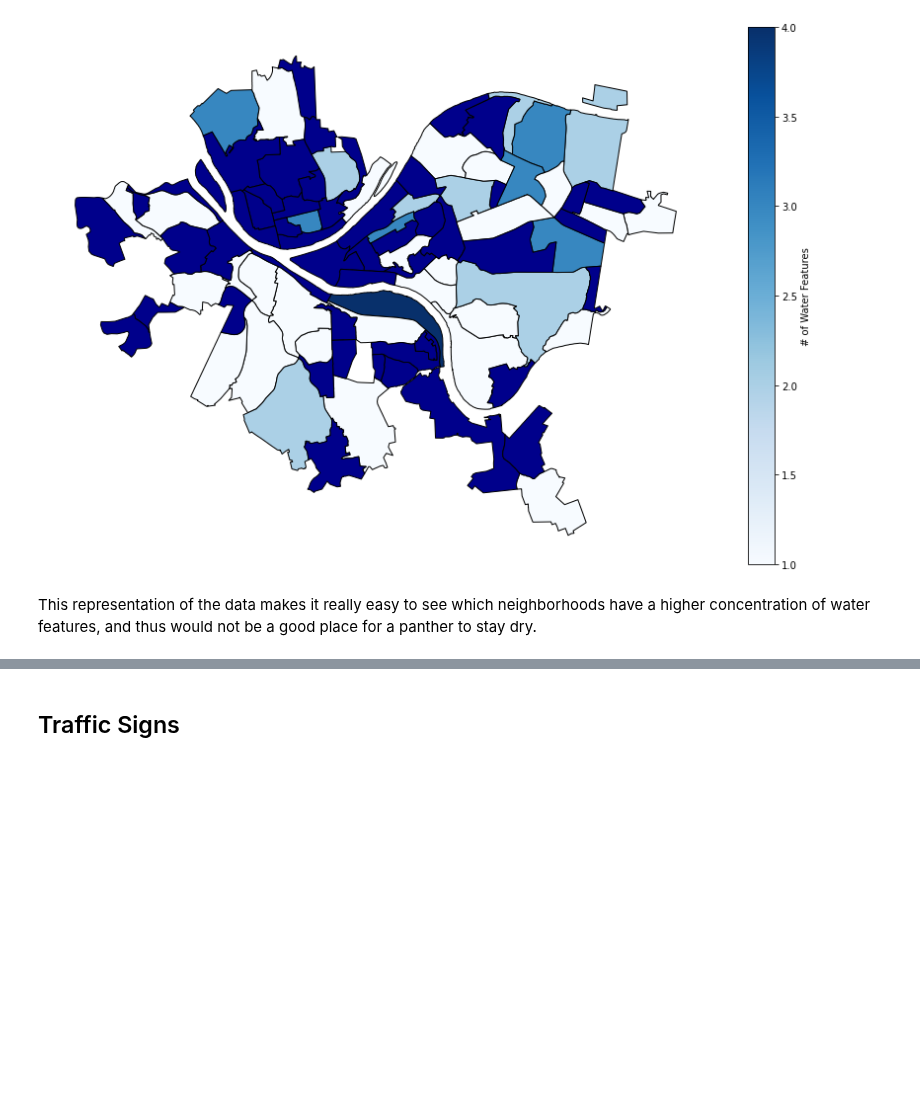
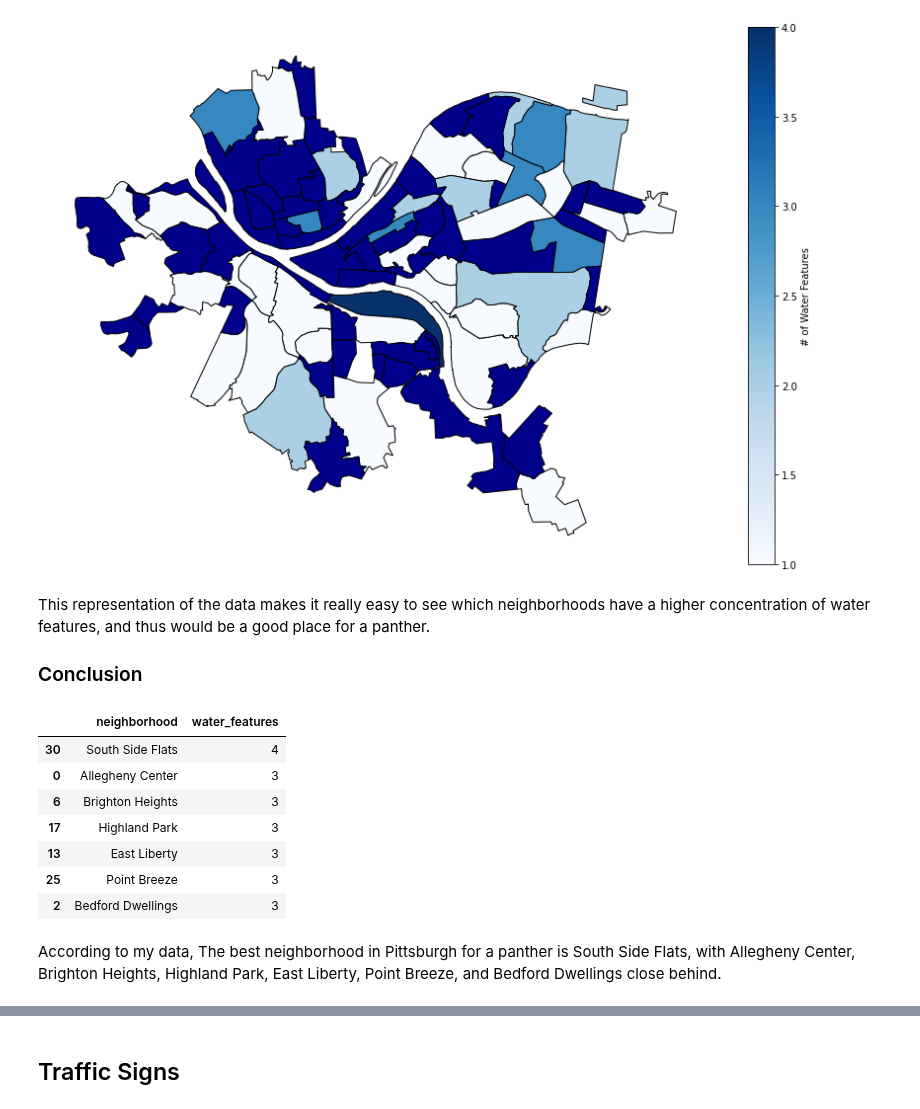
Before and after one commit to pjp401/CMPINF0010-Final-Project, a Jupyter notebook: FinalProject.ipynb, the cells around one changed output, grey strips where cells are left out. Saved outputs shown, nothing was run; the diff lists cells and outputs as text; code cells hidden in the pictures; blank space fills up the shorter version.

```diff
--- a/FinalProject.ipynb
+++ b/FinalProject.ipynb
@@ -132,4 +145,19 @@ water_geoplot.set_axis_off();
 # %% [output]
 [figure]
 # %% [markdown]
-This representation of the data makes it really easy to see which neighborhoods have a higher concentration of water features, and thus would not be a good place for a panther to stay dry.
+This representation of the data makes it really easy to see which neighborhoods have a higher concentration of water features, and thus would be a good place for a panther.
+
+### Conclusion
+# %%
+water.head(7)
+# %% [output]
+|  | neighborhood | water_features |
+| 30 | South Side Flats | 4 |
+| 0 | Allegheny Center | 3 |
+| 6 | Brighton Heights | 3 |
+| 17 | Highland Park | 3 |
+| 13 | East Liberty | 3 |
+| 25 | Point Breeze | 3 |
+| 2 | Bedford Dwellings | 3 |
+# %% [markdown]
+According to my data, The best neighborhood in Pittsburgh for a panther is South Side Flats, with Allegheny Center, Brighton Heights, Highland Park, East Liberty, Point Breeze, and Bedford Dwellings close behind.
```
Also changed, not shown: parts of 15 cells of this notebook.
